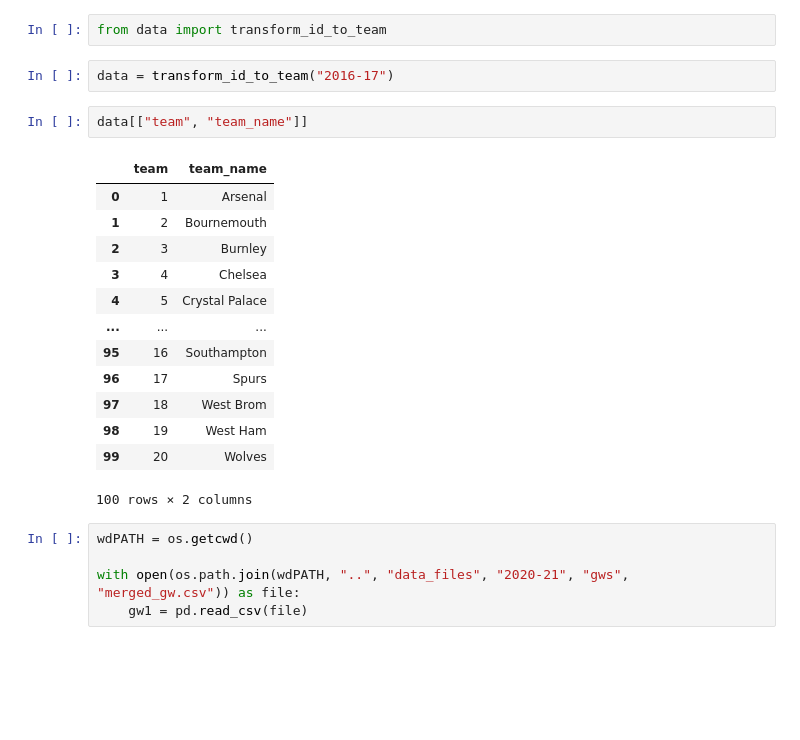
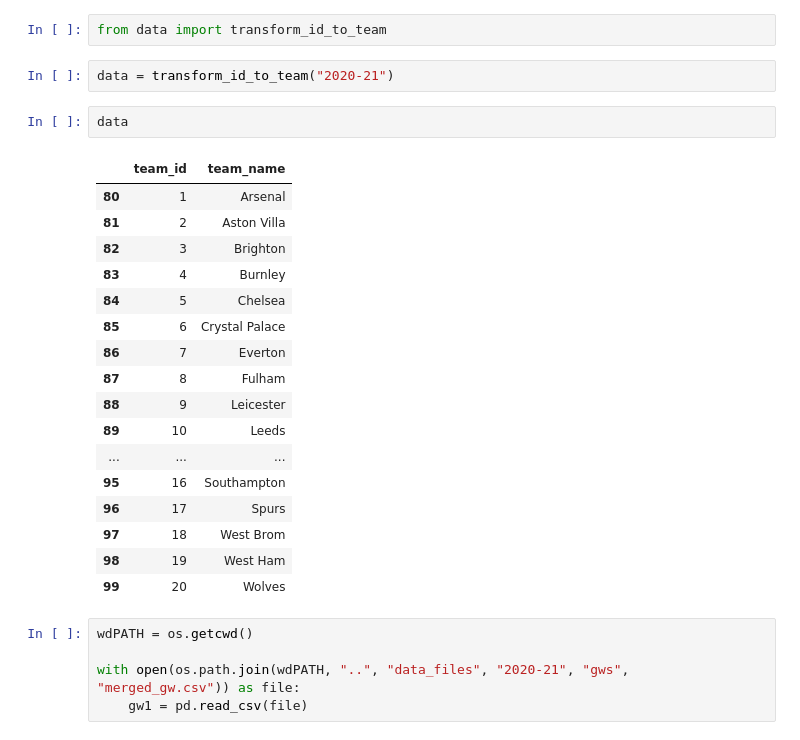
Before and after one commit to magnustorvund/fantasyAI, a Jupyter notebook: notebooks/for_loop_testing.ipynb, the cells around one changed output. Saved outputs shown, nothing was run; the diff lists cells and outputs as text; blank space fills up the shorter version.

```diff
--- a/notebooks/for_loop_testing.ipynb
+++ b/notebooks/for_loop_testing.ipynb
@@ -73,23 +113,27 @@ NameError: name 'path' is not defined
 # %%
 from data import transform_id_to_team
 # %%
-data = transform_id_to_team("2016-17")
+data = transform_id_to_team("2020-21")
 # %%
-data[["team", "team_name"]]
+data
 # %% [output]
-|  | team | team_name |
-| 0 | 1 | Arsenal |
-| 1 | 2 | Bournemouth |
-| 2 | 3 | Burnley |
-| 3 | 4 | Chelsea |
-| 4 | 5 | Crystal Palace |
+|  | team_id | team_name |
+| 80 | 1 | Arsenal |
+| 81 | 2 | Aston Villa |
+| 82 | 3 | Brighton |
+| 83 | 4 | Burnley |
+| 84 | 5 | Chelsea |
+| 85 | 6 | Crystal Palace |
+| 86 | 7 | Everton |
+| 87 | 8 | Fulham |
+| 88 | 9 | Leicester |
+| 89 | 10 | Leeds |
 | ... | ... | ... |
 | 95 | 16 | Southampton |
 | 96 | 17 | Spurs |
 | 97 | 18 | West Brom |
 | 98 | 19 | West Ham |
 | 99 | 20 | Wolves |
-100 rows × 2 columns
 # %%
 wdPATH = os.getcwd()
 
```
Also changed, not shown: parts of 9 cells of this notebook, 2 other files.
